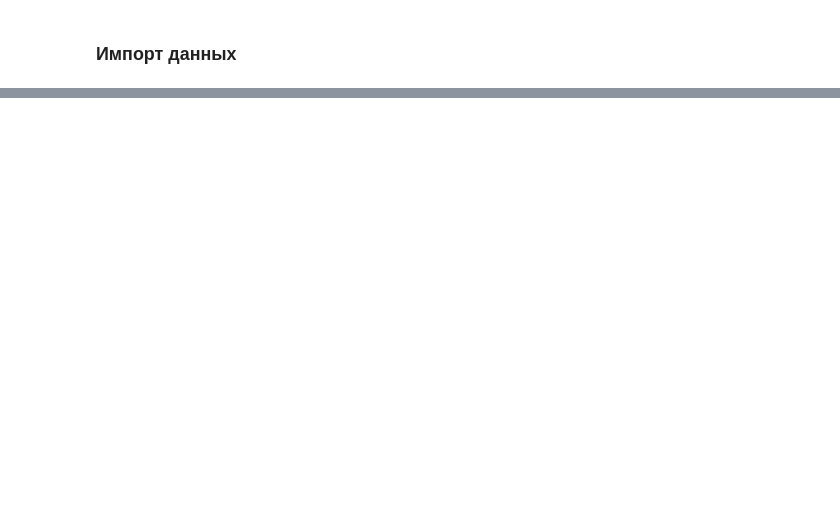
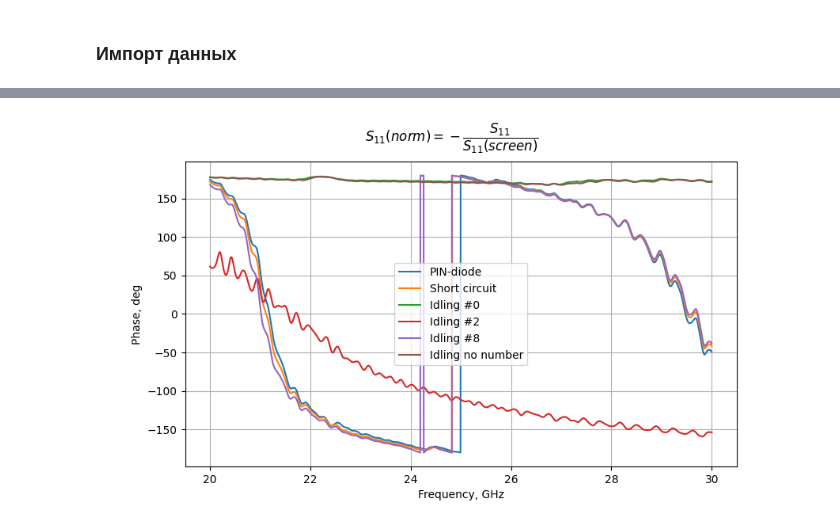
Before and after one commit to isvoropaev02/post_processing_RIS, a Jupyter notebook: 27sept/waveguide/waveguide_exp.ipynb, the cells around one changed output, grey strips where cells are left out. Saved outputs shown, nothing was run; the diff lists cells and outputs as text; code cells hidden in the pictures; blank space fills up the shorter version.

```diff
--- a/27sept/waveguide/waveguide_exp.ipynb
+++ b/27sept/waveguide/waveguide_exp.ipynb
@@ -47,0 +51,2 @@ xx_nn = xx_nn.drop(['ReS11', 'ImS11'], axis=1)
+# %%
+time_gating = True
@@ -78,18 +138,20 @@ plt.show()
 # %%
-fig1 = plt.figure(figsize=(9,5))
+fig2 = plt.figure(figsize=(9,5))
 
-ax_1 = fig1.add_subplot(111)
-ax_1.plot(pin_diode['Frequency']*1e-9, 20*np.log10(pin_diode['S11_norm'].apply(abs)), label=r'PIN-diode')
-ax_1.plot(kz['Frequency']*1e-9, 20*np.log10(kz['S11_norm'].apply(abs)), label=r'Short circuit')
-ax_1.plot(xx_0['Frequency']*1e-9, 20*np.log10(xx_0['S11_norm'].apply(abs)), label=r'Idling #0')
-ax_1.plot(xx_2['Frequency']*1e-9, 20*np.log10(xx_2['S11_norm'].apply(abs)), label=r'Idling #2')
-ax_1.plot(xx_8['Frequency']*1e-9, 20*np.log10(xx_8['S11_norm'].apply(abs)), label=r'Idling #8')
-ax_1.plot(xx_nn['Frequency']*1e-9, 20*np.log10(xx_nn['S11_norm'].apply(abs)), label=r'Idling no number')
+ax_1 = fig2.add_subplot(111)
+ax_1.plot(pin_diode['Frequency']*1e-9, np.degrees(pin_diode['S11_norm'].apply(cmath.phase)), label=r'PIN-diode')
+ax_1.plot(kz['Frequency']*1e-9, np.degrees(kz['S11_norm'].apply(cmath.phase)), label=r'Short circuit')
+ax_1.plot(xx_0['Frequency']*1e-9, np.degrees(xx_0['S11_norm'].apply(cmath.phase)), label=r'Idling #0')
+ax_1.plot(xx_2['Frequency']*1e-9, np.degrees(xx_2['S11_norm'].apply(cmath.phase)), label=r'Idling #2')
+ax_1.plot(xx_8['Frequency']*1e-9, np.degrees(xx_8['S11_norm'].apply(cmath.phase)), label=r'Idling #8')
+ax_1.plot(xx_nn['Frequency']*1e-9, np.degrees(xx_nn['S11_norm'].apply(cmath.phase)), label=r'Idling no number')
 ax_1.set_xlabel(r'Frequency, GHz')
-ax_1.set_ylabel('Absolute value, dB')
+ax_1.set_ylabel('Phase, deg')
 ax_1.legend()
 ax_1.grid()
 
 
-fig1.suptitle(r'$S_{11}(norm) = -\dfrac{S_{11}}{S_{11}(screen)}$')
+fig2.suptitle(r'$S_{11}(norm) = -\dfrac{S_{11}}{S_{11}(screen)}$')
 plt.show()
+# %% [output]
+[figure, added]
```
Also changed, not shown: parts of 10 cells of this notebook.
